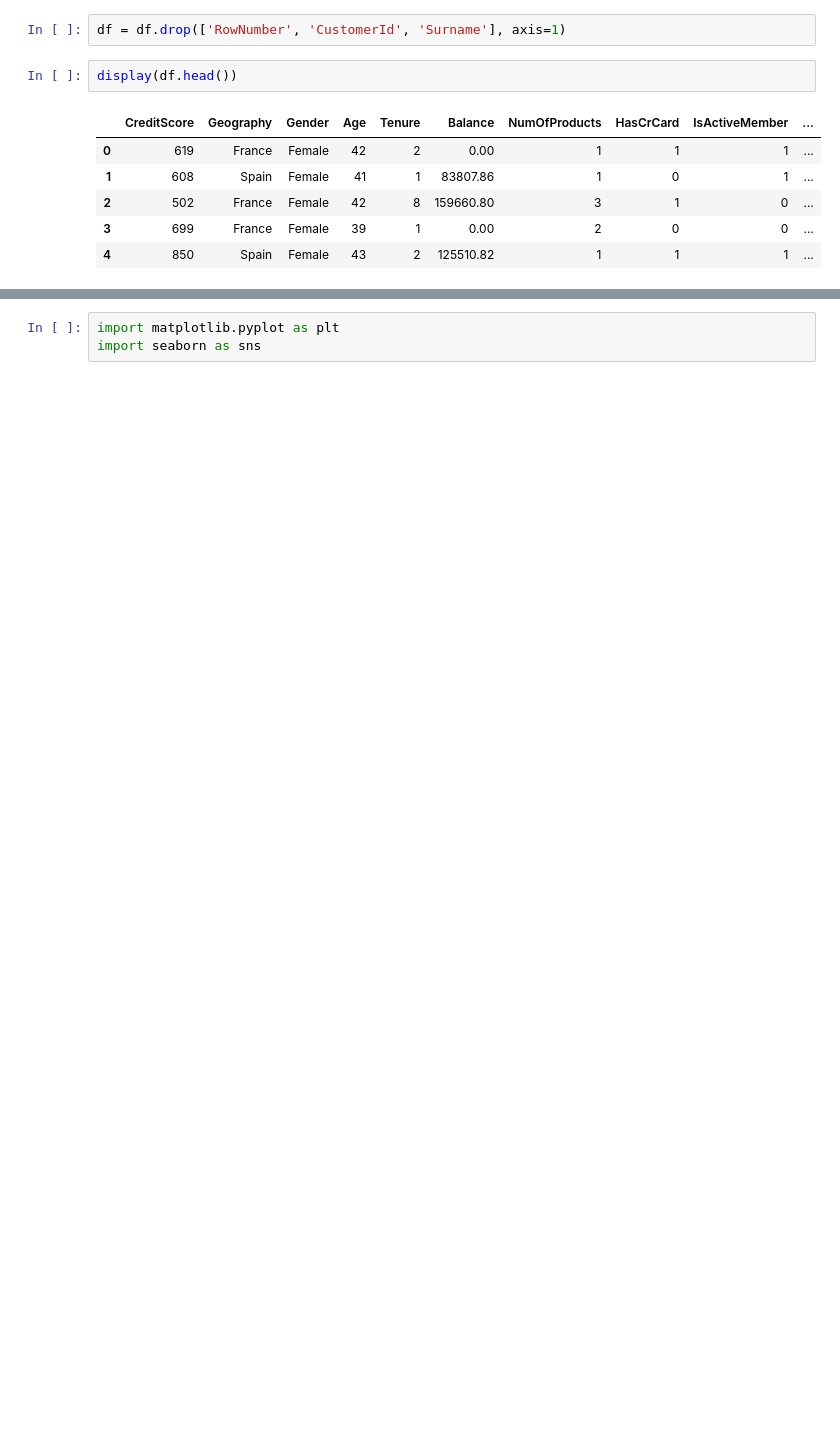
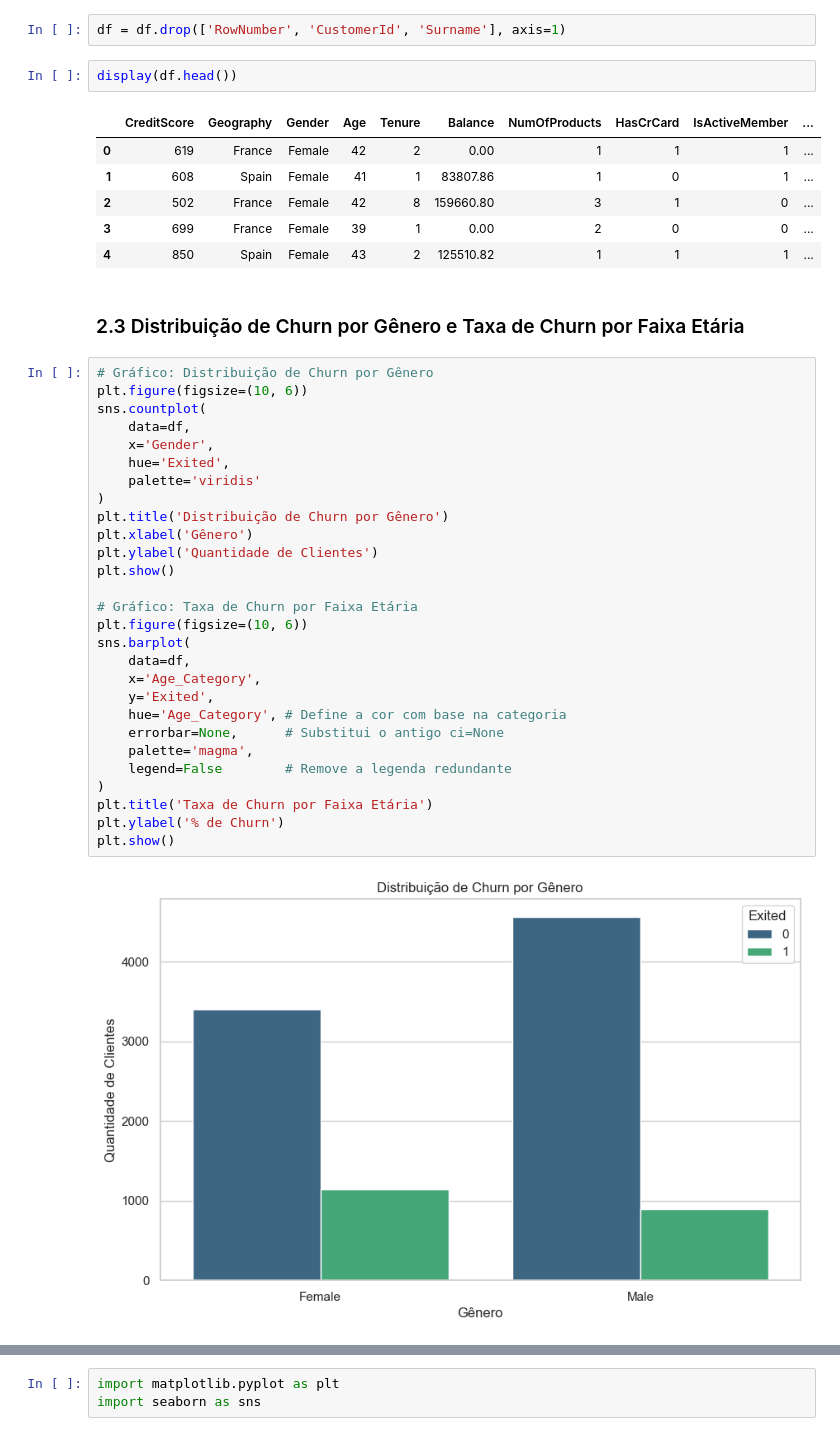
Before and after one commit to gpranjos/previsao-churn-bancario, a Jupyter notebook: Projeto1_cancelamento_clientes_banco.ipynb, the cells around one changed output, grey strips where cells are left out. Saved outputs shown, nothing was run; the diff lists cells and outputs as text; blank space fills up the shorter version.

```diff
--- a/Projeto1_cancelamento_clientes_banco.ipynb
+++ b/Projeto1_cancelamento_clientes_banco.ipynb
@@ -100,3 +142,35 @@ display(df.head())
 | 2 | 502 | France | Female | 42 | 8 | 159660.80 | 3 | 1 | 0 | ... |
 | 3 | 699 | France | Female | 39 | 1 | 0.00 | 2 | 0 | 0 | ... |
 | 4 | 850 | Spain | Female | 43 | 2 | 125510.82 | 1 | 1 | 1 | ... |
+# %% [markdown]
+### 2.3  Distribuição de Churn por Gênero e Taxa de Churn por Faixa Etária
+# %%
+# Gráfico: Distribuição de Churn por Gênero
+plt.figure(figsize=(10, 6))
+sns.countplot(
+    data=df,
+    x='Gender',
+    hue='Exited',
+    palette='viridis'
+)
+plt.title('Distribuição de Churn por Gênero')
+plt.xlabel('Gênero')
+plt.ylabel('Quantidade de Clientes')
+plt.show()
+
+# Gráfico: Taxa de Churn por Faixa Etária
+plt.figure(figsize=(10, 6))
+sns.barplot(
+    data=df,
+    x='Age_Category',
+    y='Exited',
+    hue='Age_Category', # Define a cor com base na categoria
+    errorbar=None,      # Substitui o antigo ci=None
+    palette='magma',
+    legend=False        # Remove a legenda redundante
+)
+plt.title('Taxa de Churn por Faixa Etária')
+plt.ylabel('% de Churn')
+plt.show()
+# %% [output]
+[figure, added]
```
Also changed, not shown: parts of 62 cells of this notebook.
